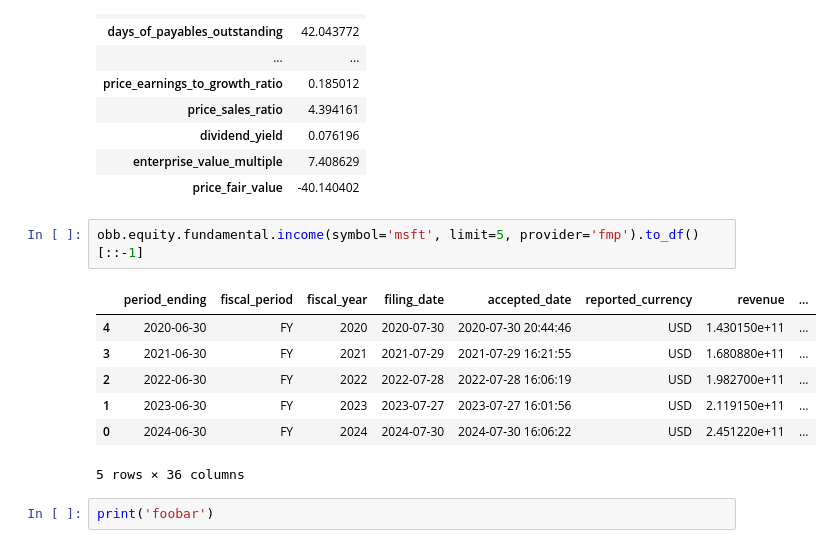
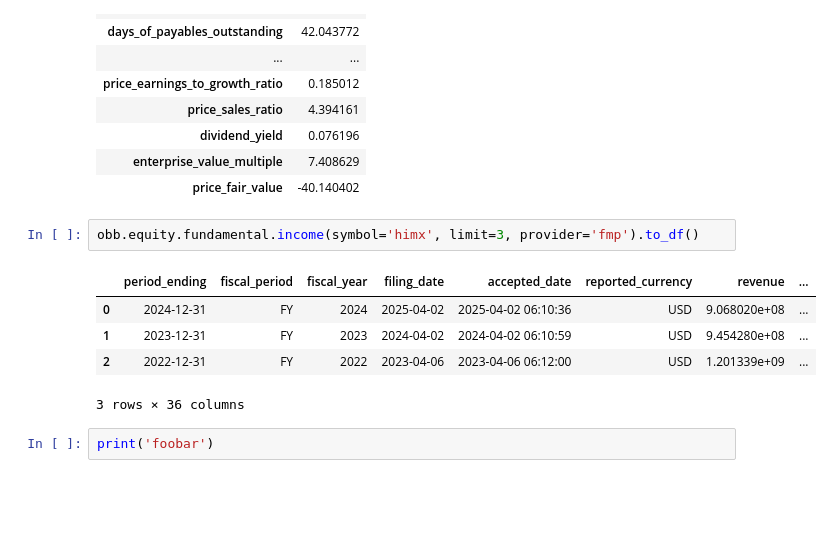
Before and after one commit to mmistroni/Magentic-AlgoTrading101, a Jupyter notebook: notebooks/obb_test_calls.ipynb, the cells around one changed output. Drawn from its saved outputs; the diff is of its cells as text; blank space fills up the shorter version.

```diff
--- a/notebooks/obb_test_calls.ipynb
+++ b/notebooks/obb_test_calls.ipynb
@@ -94,15 +94,13 @@ def get_obb_ratios(symbol:str, ttm:bool = True) -> pd.DataFrame :
 | enterprise_value_multiple | 7.408629 |
 | price_fair_value | -40.140402 |
 # %%
-obb.equity.fundamental.income(symbol='msft', limit=5, provider='fmp').to_df()[::-1]
+obb.equity.fundamental.income(symbol='himx', limit=3, provider='fmp').to_df()
 # %% [output]
 |  | period_ending | fiscal_period | fiscal_year | filing_date | accepted_date | reported_currency | revenue | ... |
-| 4 | 2020-06-30 | FY | 2020 | 2020-07-30 | 2020-07-30 20:44:46 | USD | 1.430150e+11 | ... |
-| 3 | 2021-06-30 | FY | 2021 | 2021-07-29 | 2021-07-29 16:21:55 | USD | 1.680880e+11 | ... |
-| 2 | 2022-06-30 | FY | 2022 | 2022-07-28 | 2022-07-28 16:06:19 | USD | 1.982700e+11 | ... |
-| 1 | 2023-06-30 | FY | 2023 | 2023-07-27 | 2023-07-27 16:01:56 | USD | 2.119150e+11 | ... |
-| 0 | 2024-06-30 | FY | 2024 | 2024-07-30 | 2024-07-30 16:06:22 | USD | 2.451220e+11 | ... |
+| 0 | 2024-12-31 | FY | 2024 | 2025-04-02 | 2025-04-02 06:10:36 | USD | 9.068020e+08 | ... |
+| 1 | 2023-12-31 | FY | 2023 | 2024-04-02 | 2024-04-02 06:10:59 | USD | 9.454280e+08 | ... |
+| 2 | 2022-12-31 | FY | 2022 | 2023-04-06 | 2023-04-06 06:12:00 | USD | 1.201339e+09 | ... |
-5 rows × 36 columns
+3 rows × 36 columns
 # %%
 print('foobar')
 # %% [output]
```
Also changed, not shown: 1 other file.
